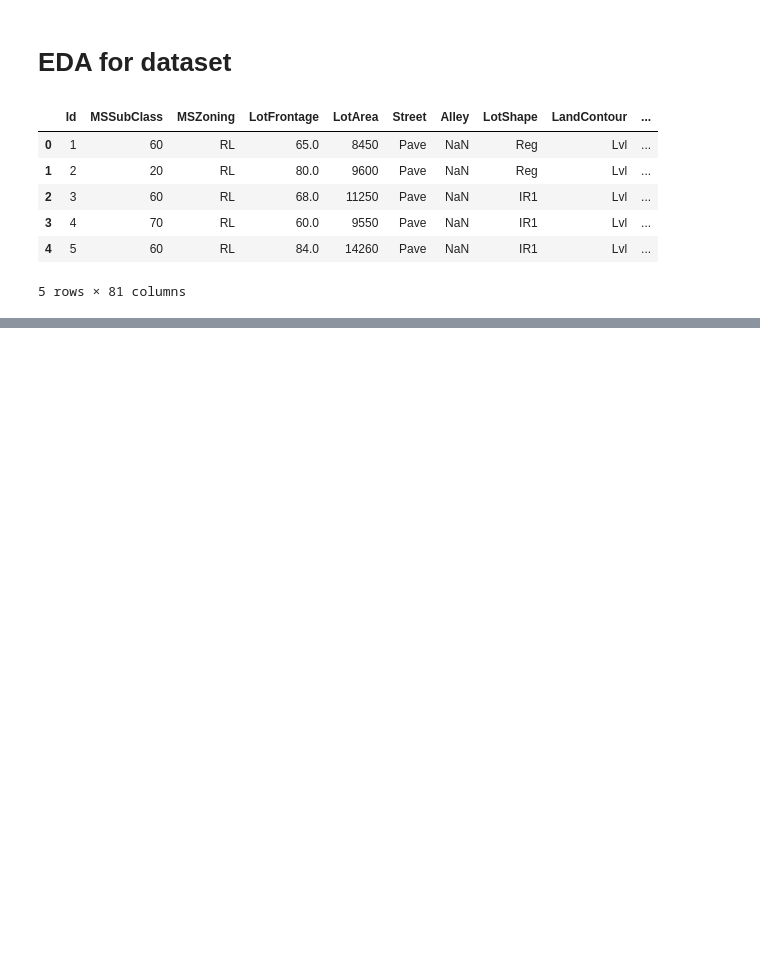
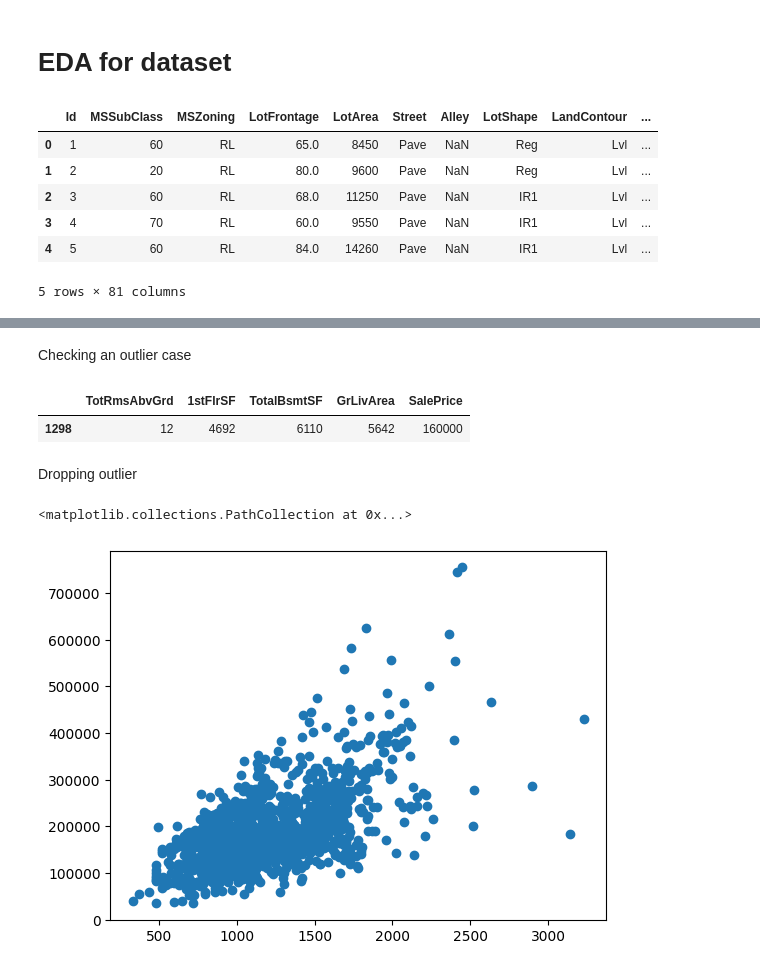
Before and after one commit to bpattengale/house_prices, a Jupyter notebook: notebooks/data_exploration.ipynb, the cells around one changed output, grey strips where cells are left out. Drawn from its saved outputs; the diff is of its cells as text; code cells hidden in the pictures; blank space fills up the shorter version.

```diff
--- a/notebooks/data_exploration.ipynb
+++ b/notebooks/data_exploration.ipynb
@@ -57,0 +85,16 @@ sns.histplot(data=df, x='OverallQual')
+# %% [markdown]
+Checking an outlier case
+# %%
+outlier_1 = df[(df['1stFlrSF'] > 4000) & (df['SalePrice'] < 300000)]
+outlier_1[['TotRmsAbvGrd', '1stFlrSF', 'TotalBsmtSF', 'GrLivArea', 'SalePrice']]
+# %% [output]
+|  | TotRmsAbvGrd | 1stFlrSF | TotalBsmtSF | GrLivArea | SalePrice |
+| 1298 | 12 | 4692 | 6110 | 5642 | 160000 |
+# %% [markdown]
+Dropping outlier
+# %%
+df_cleaned = df.drop(df['1stFlrSF'].idxmax())
+plt.scatter(data=df_cleaned, x='1stFlrSF', y='SalePrice')
+# %% [output]
+<matplotlib.collections.PathCollection at 0x...>
+[figure, added]
```
Also changed, not shown: parts of 14 cells of this notebook.
